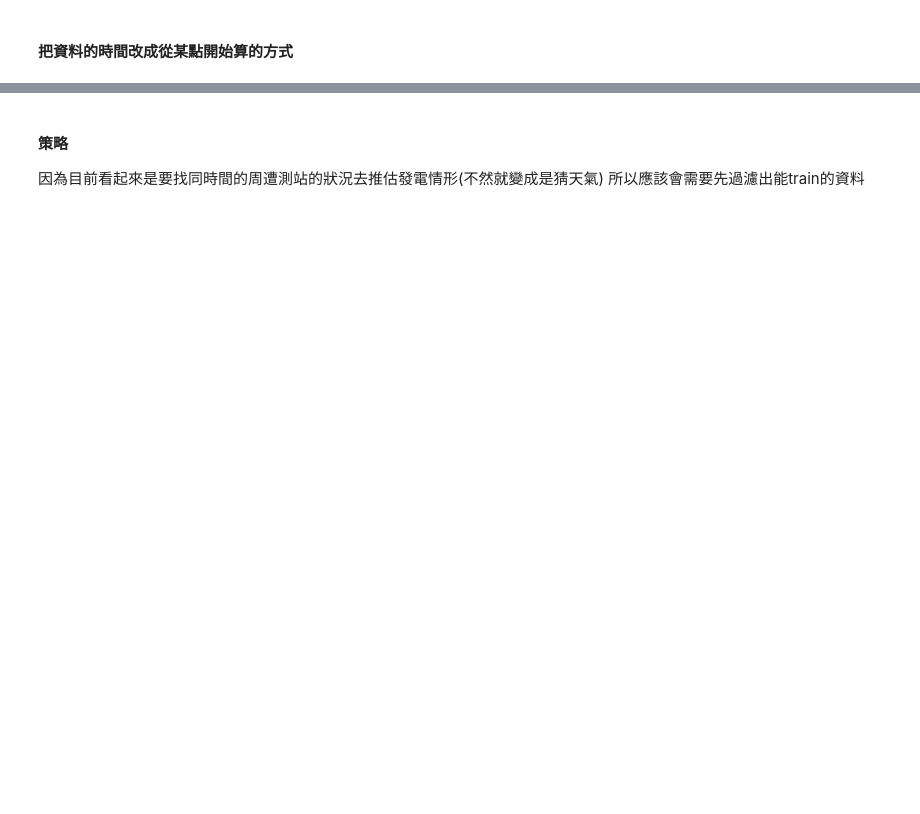
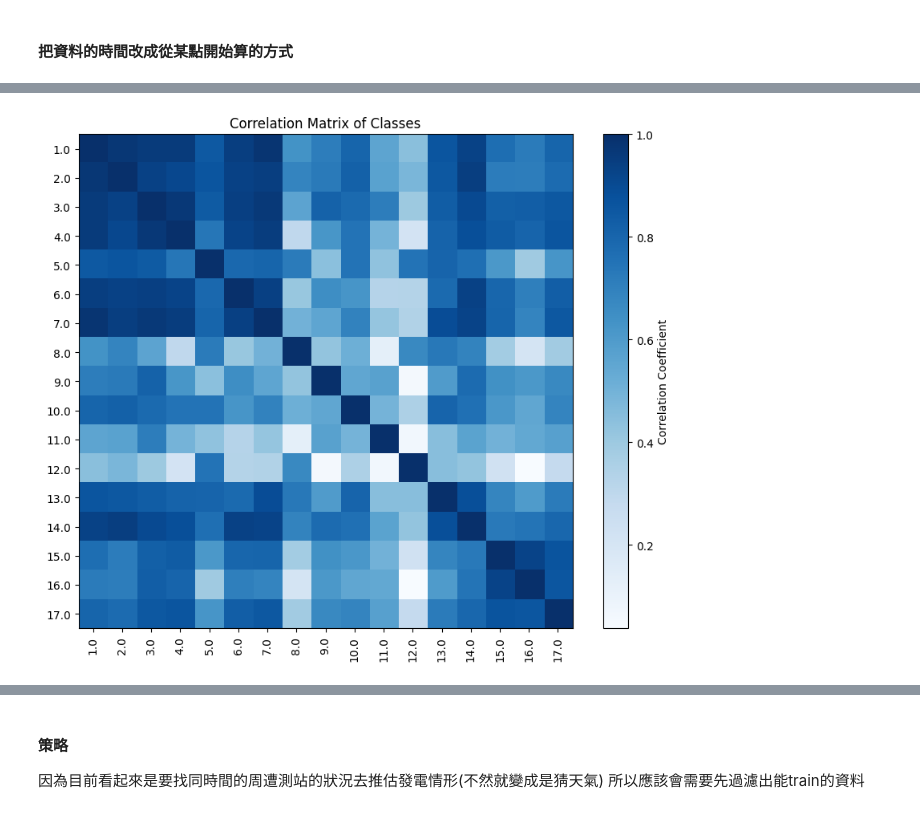
Before and after one commit to tsengcat/2024fall-ds-cp2-tseng, a Jupyter notebook: algorithm.ipynb, the cells around one changed output, grey strips where cells are left out. Cells and saved outputs as stored; diff of their text form; code cells hidden in the pictures; blank space fills up the shorter version.

```diff
--- a/algorithm.ipynb
+++ b/algorithm.ipynb
@@ -54,0 +101,35 @@ df
+# %%
+import pandas as pd
+import numpy as np
+import matplotlib.pyplot as plt
+
+# 假設原始數據
+data = df[['LocationCode', 'DayOfYear', 'MinutesSinceStartOfDay', 'Sunlight(Lux)']]
+
+# 建立 DataFrame
+class_data = pd.DataFrame(data)
+
+# Step 1: 建立統一時間戳記欄位
+class_data['timestamp'] = class_data['DayOfYear'] * 24 * 60 + class_data['MinutesSinceStartOfDay']  # 轉換成分鐘為基準的時間戳
+class_data = class_data[['LocationCode', 'timestamp', 'Sunlight(Lux)']]  # 保留需要的欄位
+
+# Step 2: 建立完整時間範圍並對齊
+full_time_range = pd.DataFrame({'timestamp': np.arange(class_data['timestamp'].min(), class_data['timestamp'].max() + 1)})
+merged = full_time_range.merge(class_data, on='timestamp', how='left')
+
+# 將不同的 class 分成獨立欄位
+pivot_table = merged.pivot_table(index='timestamp', columns='LocationCode', values='Sunlight(Lux)')
+
+# Step 3: 計算相關性
+correlation_matrix = pivot_table.corr(method='pearson')
+
+# Step 4: 視覺化相關性
+plt.figure(figsize=(10, 8))
+plt.imshow(correlation_matrix, cmap='Blues', interpolation='none')
+plt.colorbar(label='Correlation Coefficient')
+plt.xticks(range(len(correlation_matrix.columns)), correlation_matrix.columns, rotation=90)
+plt.yticks(range(len(correlation_matrix.index)), correlation_matrix.index)
+plt.title('Correlation Matrix of Classes')
+plt.show()
+# %% [output]
+[figure, added]
```
Also changed, not shown: parts of 7 cells of this notebook, 1 other file.
